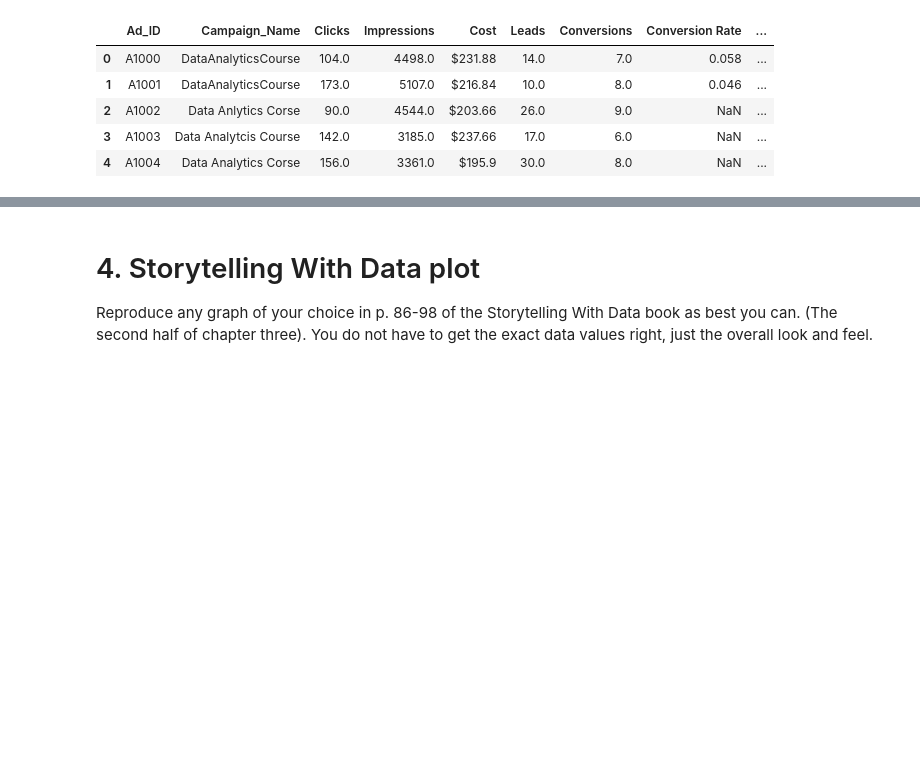
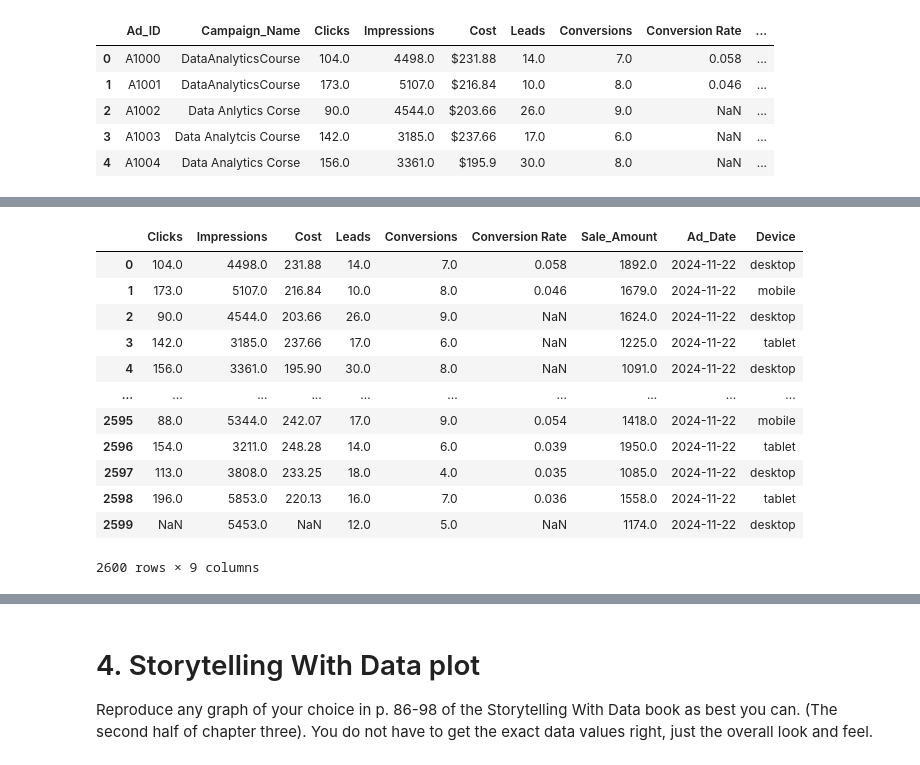
Before and after one commit to chenmichael2/MOD-B-O2, a Jupyter notebook: Week6.ipynb, the cells around one changed output, grey strips where cells are left out. Saved outputs shown, nothing was run; the diff lists cells and outputs as text; code cells hidden in the pictures; blank space fills up the shorter version.

```diff
--- a/Week6.ipynb
+++ b/Week6.ipynb
@@ -88,0 +163,16 @@ df.head()
+# %%
+df_clean
+# %% [output]
+|  | Clicks | Impressions | Cost | Leads | Conversions | Conversion Rate | Sale_Amount | Ad_Date | Device |
+| 0 | 104.0 | 4498.0 | 231.88 | 14.0 | 7.0 | 0.058 | 1892.0 | 2024-11-22 | desktop |
+| 1 | 173.0 | 5107.0 | 216.84 | 10.0 | 8.0 | 0.046 | 1679.0 | 2024-11-22 | mobile |
+| 2 | 90.0 | 4544.0 | 203.66 | 26.0 | 9.0 | NaN | 1624.0 | 2024-11-22 | desktop |
+| 3 | 142.0 | 3185.0 | 237.66 | 17.0 | 6.0 | NaN | 1225.0 | 2024-11-22 | tablet |
+| 4 | 156.0 | 3361.0 | 195.90 | 30.0 | 8.0 | NaN | 1091.0 | 2024-11-22 | desktop |
+| ... | ... | ... | ... | ... | ... | ... | ... | ... | ... |
+| 2595 | 88.0 | 5344.0 | 242.07 | 17.0 | 9.0 | 0.054 | 1418.0 | 2024-11-22 | mobile |
+| 2596 | 154.0 | 3211.0 | 248.28 | 14.0 | 6.0 | 0.039 | 1950.0 | 2024-11-22 | tablet |
+| 2597 | 113.0 | 3808.0 | 233.25 | 18.0 | 4.0 | 0.035 | 1085.0 | 2024-11-22 | desktop |
+| 2598 | 196.0 | 5853.0 | 220.13 | 16.0 | 7.0 | 0.036 | 1558.0 | 2024-11-22 | tablet |
+| 2599 | NaN | 5453.0 | NaN | 12.0 | 5.0 | NaN | 1174.0 | 2024-11-22 | desktop |
+2600 rows × 9 columns
```
Also changed, not shown: parts of 9 cells of this notebook.
